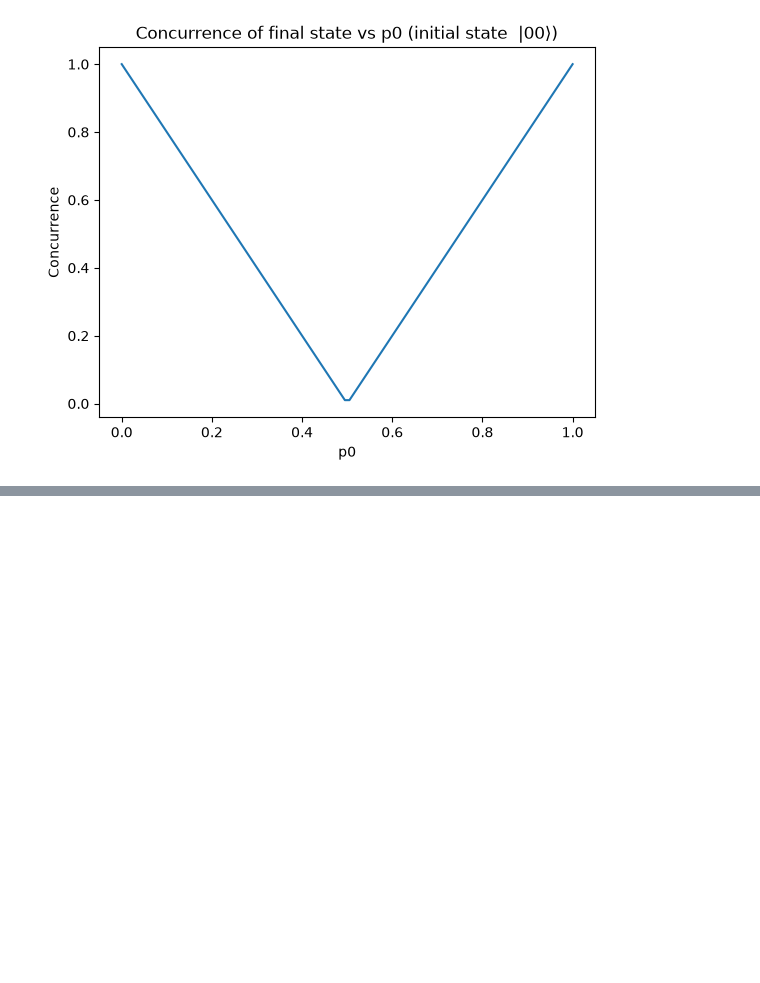
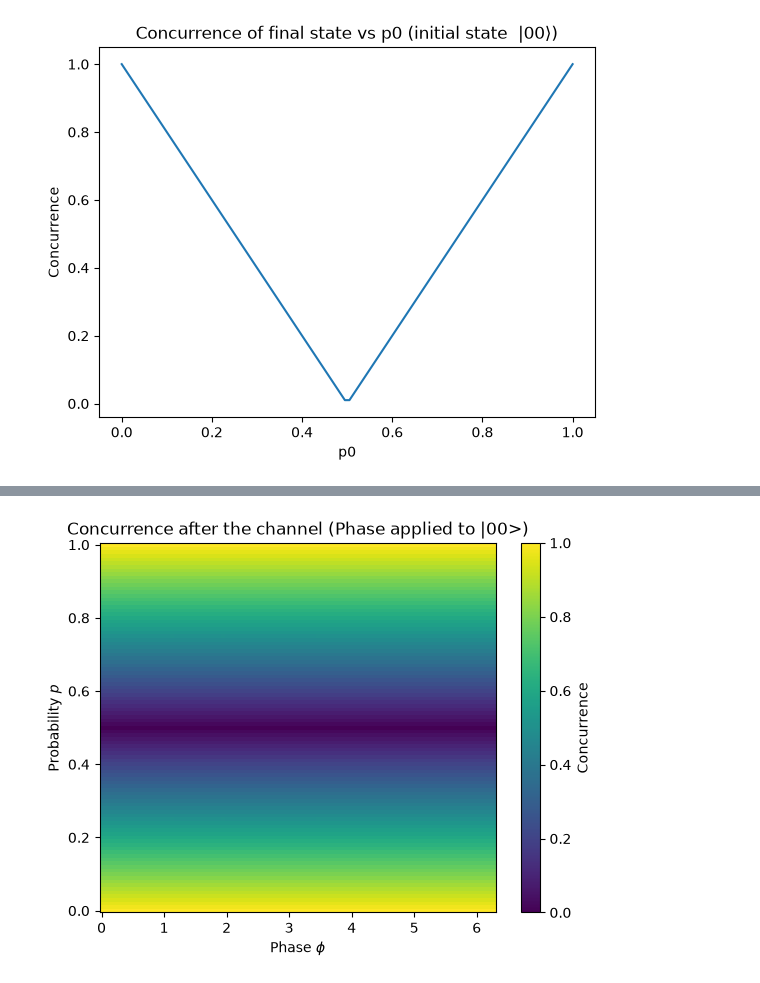
Before and after one commit to lynamian90/FYP_quantum_correlations, a Jupyter notebook: intro_to_correlations.ipynb, the cells around one changed output, grey strips where cells are left out. Saved outputs shown, nothing was run; the diff lists cells and outputs as text; code cells hidden in the pictures; blank space fills up the shorter version.

```diff
--- a/intro_to_correlations.ipynb
+++ b/intro_to_correlations.ipynb
@@ -156,0 +179,30 @@ Text(0, 0.5, 'Concurrence')
+# %%
+p_values = np.linspace(0, 1, 101)
+phis = np.linspace(0, 2 * np.pi, 101)
+concurrence_grid = np.zeros((len(p_values), len(phis)))
+
+for i, p in enumerate(p_values):
+    # build the mixed unitary channel for this value of p
+    kraus_ops = [np.sqrt(p) * U1.data, np.sqrt(1 - p) * U2.data]
+    channel = Kraus(kraus_ops)
+
+    for j, phi in enumerate(phis):
+        # |Phi_phi> = (|00> + exp(i*phi)|11>) / sqrt(2)
+        psi = Statevector(
+            np.array([np.exp(1j *phi), 0, 0, 0])
+        )
+        rho0 = DensityMatrix(psi)
+        rho_final = rho0.evolve(channel)
+        concurrence_grid[i, j] = concurrence(rho_final)
+
+plt.pcolormesh(
+    phis, p_values, concurrence_grid,
+    shading="auto", vmin=0, vmax=1
+)
+plt.xlabel(r"Phase $\phi$")
+plt.ylabel(r"Probability $p$")
+plt.title("Concurrence after the channel (Phase applied to |00>)")
+plt.colorbar(label="Concurrence")
+plt.show()
+# %% [output]
+[figure, added]
```
Also changed, not shown: parts of 4 cells of this notebook.
